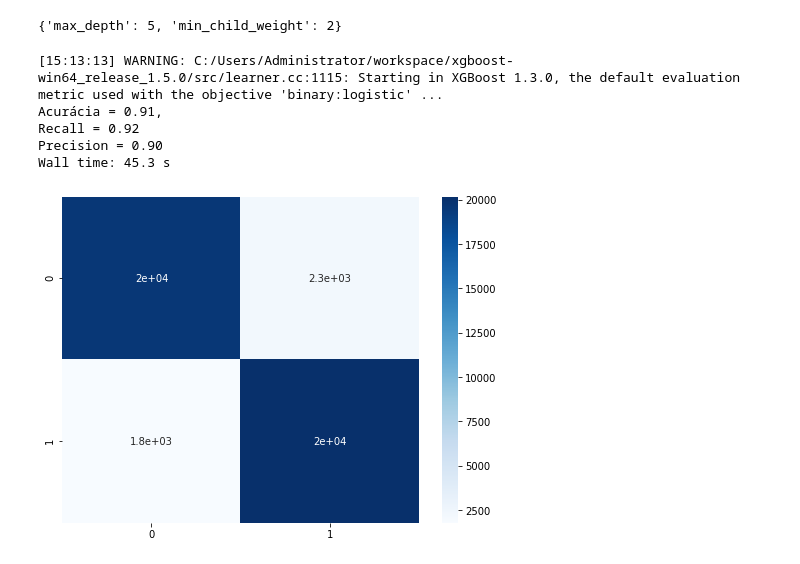
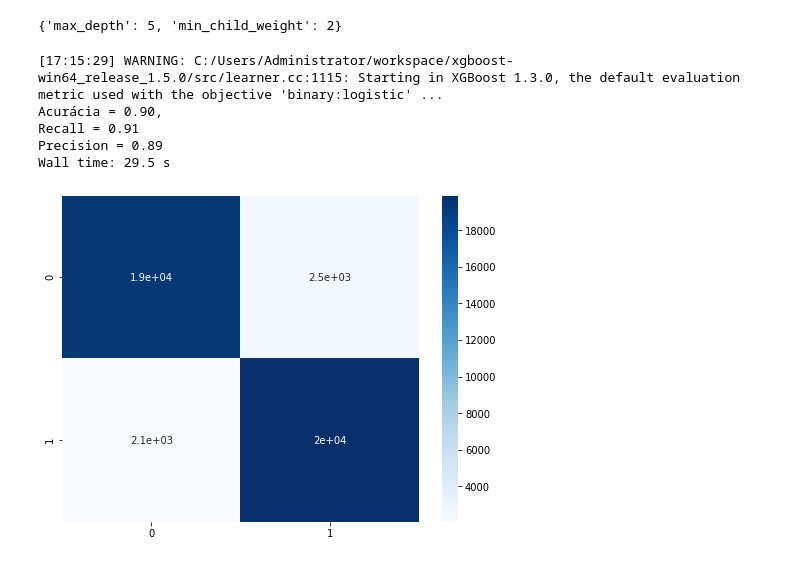
Before and after one commit to RodrigoSoares256/Projeto03, a Jupyter notebook: Projeto03.ipynb, the cells around one changed output. Drawn from its saved outputs; the diff is of its cells as text; code cells hidden in the pictures.

```diff
--- a/Projeto03.ipynb
+++ b/Projeto03.ipynb
@@ -356,28 +360,28 @@ gsearch1.best_params_
 # %%
 %%time
 
 num_trees = 100
 random_state = 7
 
 modelo = XGBClassifier(base_score=0.5, booster='gbtree', colsample_bylevel=1,
               colsample_bynode=1, colsample_bytree=0.8,
               enable_categorical=False, gamma=0, gpu_id=-1,
               importance_type=None, interaction_constraints='',
-              learning_rate=0.1, max_delta_step=0, max_depth=7,
-              min_child_weight=1, monotone_constraints='()',
+              learning_rate=0.1, max_delta_step=0, max_depth=5,
+              min_child_weight=2, monotone_constraints='()',
               n_estimators=100, n_jobs=8, num_parallel_tree=1, predictor='auto',
               random_state=27, reg_alpha=0, reg_lambda=1, scale_pos_weight=1,
               seed=random_state, subsample=0.8, tree_method='exact',
               use_label_encoder=False, validate_parameters=1, verbosity=None)
 
 testeDataset(datasetSmotedScaled, modelo)
 # %% [output]
-[15:13:13] WARNING: C:/Users/Administrator/workspace/xgboost-win64_release_1.5.0/src/learner.cc:1115: Starting in XGBoost 1.3.0, the default evaluation metric used with the objective 'binary:logistic' ...
-Acurácia = 0.91,
-Recall = 0.92
-Precision = 0.90
-Wall time: 45.3 s
+[17:15:29] WARNING: C:/Users/Administrator/workspace/xgboost-win64_release_1.5.0/src/learner.cc:1115: Starting in XGBoost 1.3.0, the default evaluation metric used with the objective 'binary:logistic' ...
+Acurácia = 0.90,
+Recall = 0.91
+Precision = 0.89
+Wall time: 29.5 s
-[figure, old version]
+[figure, new version]
 # %%
 x = datasetSmotedScaled.iloc[:,0:369]
 y = datasetSmotedScaled.iloc[:,369]
```
Also changed, not shown: parts of 6 cells of this notebook.
